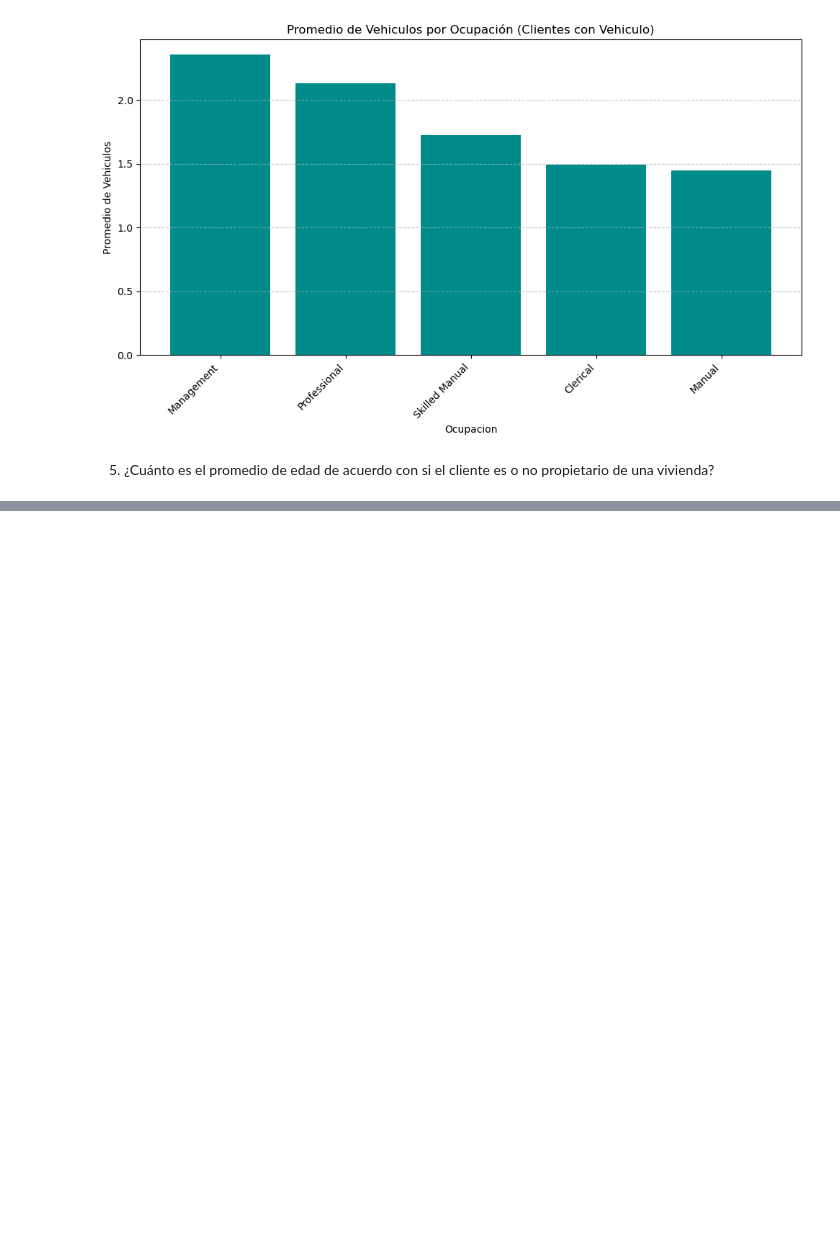
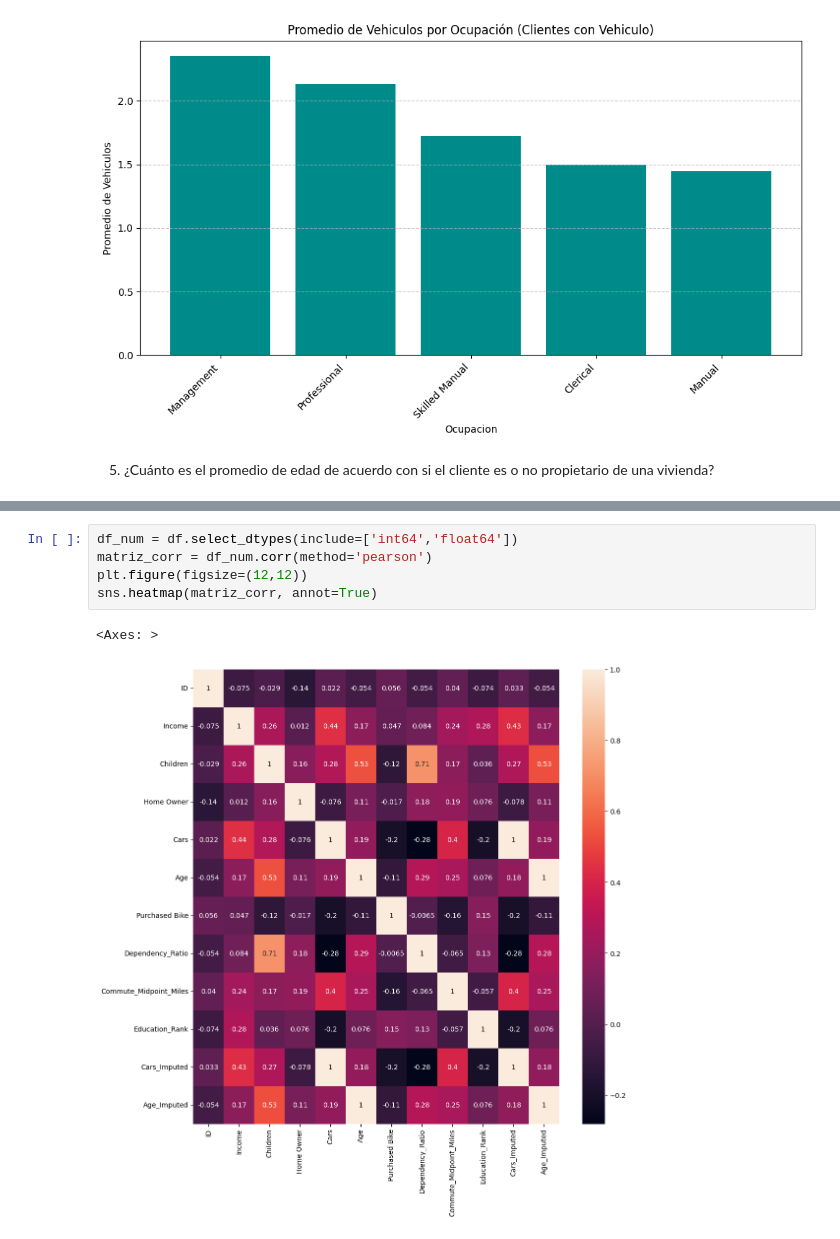
Before and after one commit to AlexC0dex/bike-buyers-data-cleaning-and-prediction, a Jupyter notebook: code/bike-buyers-prediction.ipynb, the cells around one changed output, grey strips where cells are left out. Cells and saved outputs as stored; diff of their text form; blank space fills up the shorter version.

Commit message:
feat: Grafico de la matriz de correlacion

```diff
--- a/code/bike-buyers-prediction.ipynb
+++ b/code/bike-buyers-prediction.ipynb
@@ -534,0 +559,8 @@ Propietario de Vivienda  Promedio de Edad
+# %%
+df_num = df.select_dtypes(include=['int64','float64'])
+matriz_corr = df_num.corr(method='pearson')
+plt.figure(figsize=(12,12))
+sns.heatmap(matriz_corr, annot=True)
+# %% [output]
+<Axes: >
+[figure, added]
```
Also changed, not shown: parts of 5 cells of this notebook.
